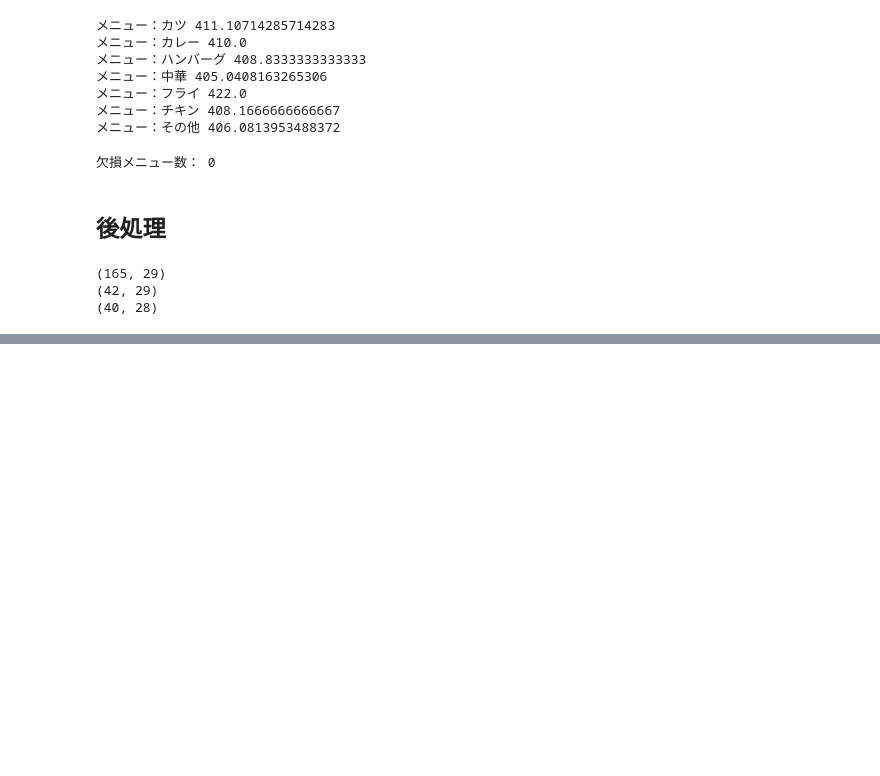
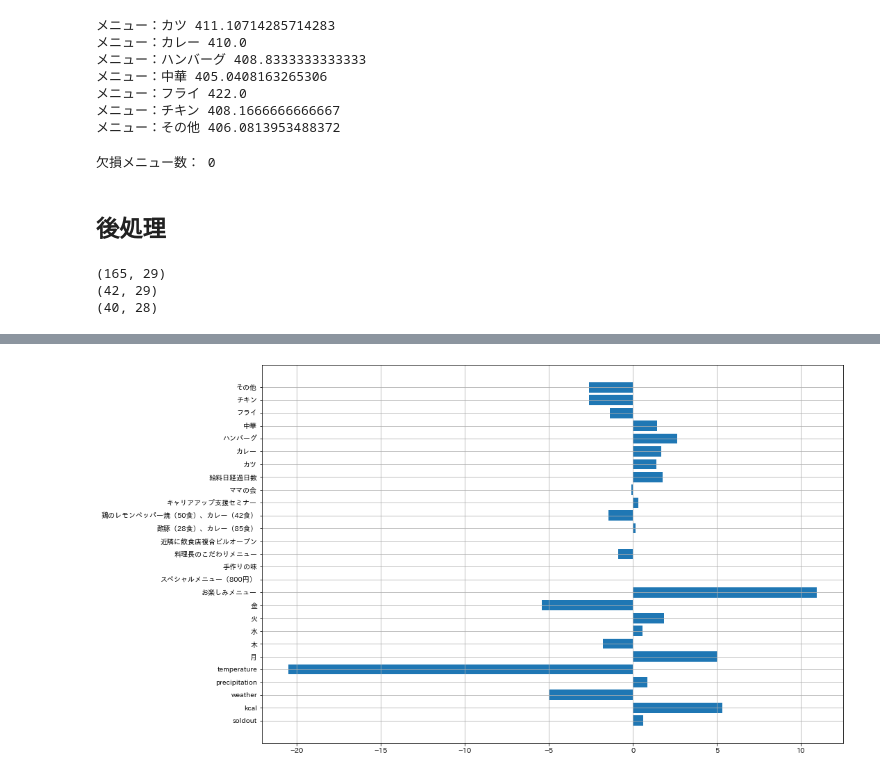
Before and after one commit to tooderapsn/signate-exercise-bento, a Jupyter notebook: workdir/make_feature.ipynb, the cells around one changed output, grey strips where cells are left out. Saved outputs shown, nothing was run; the diff lists cells and outputs as text; code cells hidden in the pictures; blank space fills up the shorter version.

```diff
--- a/workdir/make_feature.ipynb
+++ b/workdir/make_feature.ipynb
@@ -201,0 +232,4 @@ fin_test_data.to_csv("output_test_data", index=False)
+# %%
+features = train_data.columns[train_data.columns!='y'] # 説明変数
+X_train_data = train_data[features]
+y_train_data = train_data['y'].copy()
@@ -201,0 +252,5 @@ fin_test_data.to_csv("output_test_data", index=False)
+# %%
+scaler = StandardScaler()
+scaler.fit(X_train_data)
+X_train_data_scaled = pd.DataFrame(scaler.transform(X_train_data), columns=X_train_data.columns)
+X_val_data_scaled = pd.DataFrame(scaler.transform(X_val_data), columns=X_val_data.columns)
@@ -201,0 +271,2 @@ fin_test_data.to_csv("output_test_data", index=False)
+# %%
+lr = LinearRegression().fit(X_train_data_scaled, y_train_data)
@@ -201,0 +294,15 @@ fin_test_data.to_csv("output_test_data", index=False)
+# %%
+stem_df = pd.DataFrame({"features":features})
+stem_df["coef"] = lr.coef_
+# stem_df
+# %%
+plt.subplots(figsize=(15,10))
+x = stem_df.features
+y = stem_df.coef
+
+x_position = np.arange(len(x))
+plt.barh(x_position, y, tick_label=x)
+plt.grid()
+plt.show()
+# %% [output]
+[figure, added]
```
Also changed, not shown: parts of 19 cells of this notebook.
